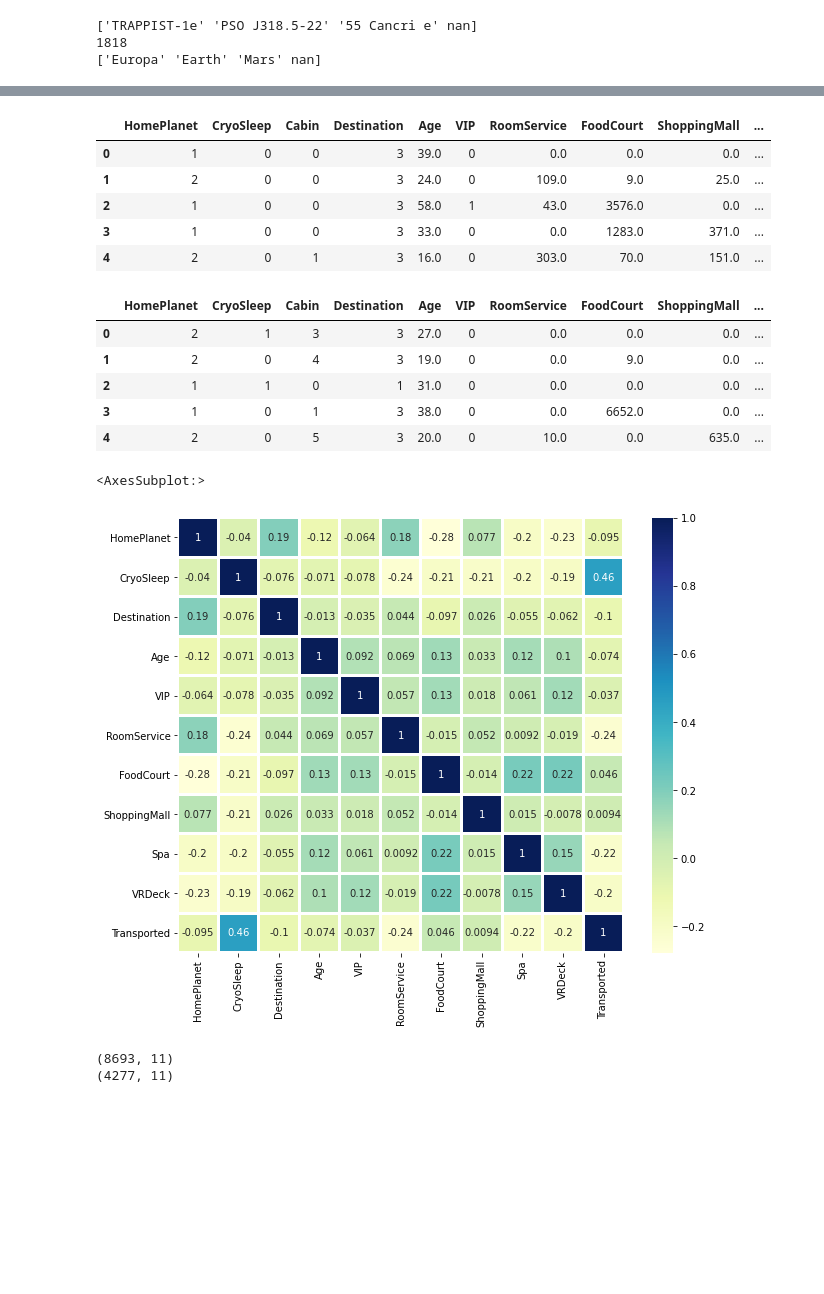
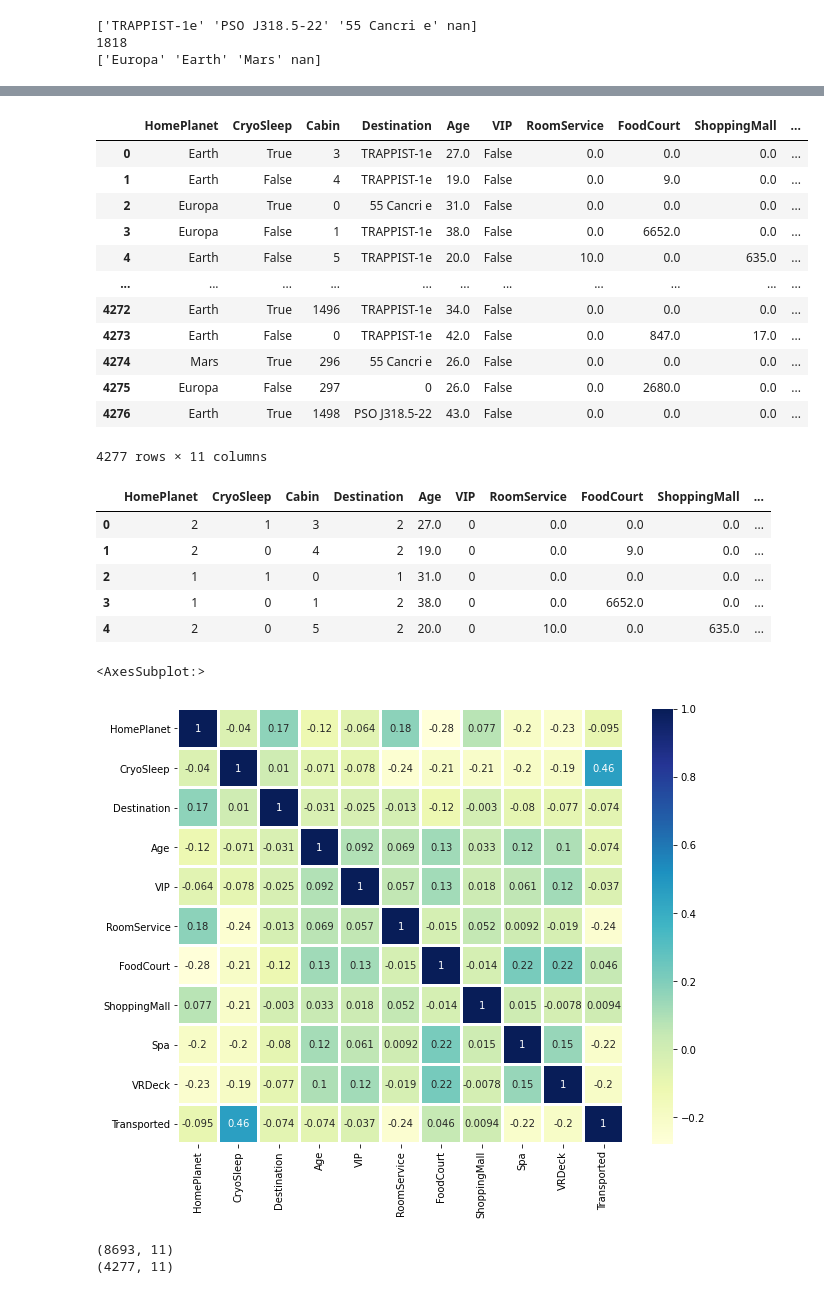
Before and after one commit to SoniMohandas/spaceship-titanic, a Jupyter notebook: spaceship.ipynb, the cells around one changed output, grey strips where cells are left out. Saved outputs shown, nothing was run; the diff lists cells and outputs as text; code cells hidden in the pictures; blank space fills up the shorter version.

```diff
--- a/spaceship.ipynb
+++ b/spaceship.ipynb
@@ -20,6 +20,6 @@ train.head()
 | 4 | 0004_01 | Earth | False | F/1/S | TRAPPIST-1e | 16.0 | False | 303.0 | 70.0 | ... |
 # %%
 train['Cabin'] = train['Cabin'].str.replace('[^0-9]','')
-test['Cabin'] = test.Cabin.str.replace('[^0-9]','')
-test.shape
+test['Cabin'] = test['Cabin'].str.replace('[^0-9]','')
+test
 # %% [output]
@@ -120,47 +132,54 @@ test_df = test.drop(columns = ['Name','PassengerId'])
 # %%
 # Fill boolean values with 1, 0 in train_df features
 train_df.CryoSleep.replace({True:1,False:0}, inplace = True)
 train_df.VIP.replace({True:1,False:0}, inplace = True)
 train_df.Transported.replace({True:1,False:0}, inplace = True)
 
 # Replace categorical destination values with 0 1 2 3
-train_df.Destination.replace({'TRAPPIST-1e':3, 'PSO J318.5-22':2,
-                              '55 Cancri e':1,None:0}, inplace = True)
+train_df.Destination.replace({'TRAPPIST-1e':2, 'PSO J318.5-22':3,
+                              '55 Cancri e':1,None:4}, inplace = True)
 
 # Replace categorical Home planet values with 0 1 2 3
 train_df.HomePlanet.replace({'Europa':1,'Earth':2,'Mars':3,
-                             None:0}, inplace = True)
+                             None:4}, inplace = True)
 
 
 train_df['Transported']=train_df["Transported"].astype("int")
-train_df.head()
+test_df
 # %% [output]
 |  | HomePlanet | CryoSleep | Cabin | Destination | Age | VIP | RoomService | FoodCourt | ShoppingMall | ... |
-| 0 | 1 | 0 | 0 | 3 | 39.0 | 0 | 0.0 | 0.0 | 0.0 | ... |
-| 1 | 2 | 0 | 0 | 3 | 24.0 | 0 | 109.0 | 9.0 | 25.0 | ... |
-| 2 | 1 | 0 | 0 | 3 | 58.0 | 1 | 43.0 | 3576.0 | 0.0 | ... |
-| 3 | 1 | 0 | 0 | 3 | 33.0 | 0 | 0.0 | 1283.0 | 371.0 | ... |
-| 4 | 2 | 0 | 1 | 3 | 16.0 | 0 | 303.0 | 70.0 | 151.0 | ... |
+| 0 | Earth | True | 3 | TRAPPIST-1e | 27.0 | False | 0.0 | 0.0 | 0.0 | ... |
+| 1 | Earth | False | 4 | TRAPPIST-1e | 19.0 | False | 0.0 | 9.0 | 0.0 | ... |
+| 2 | Europa | True | 0 | 55 Cancri e | 31.0 | False | 0.0 | 0.0 | 0.0 | ... |
+| 3 | Europa | False | 1 | TRAPPIST-1e | 38.0 | False | 0.0 | 6652.0 | 0.0 | ... |
+| 4 | Earth | False | 5 | TRAPPIST-1e | 20.0 | False | 10.0 | 0.0 | 635.0 | ... |
+| ... | ... | ... | ... | ... | ... | ... | ... | ... | ... | ... |
+| 4272 | Earth | True | 1496 | TRAPPIST-1e | 34.0 | False | 0.0 | 0.0 | 0.0 | ... |
+| 4273 | Earth | False | 0 | TRAPPIST-1e | 42.0 | False | 0.0 | 847.0 | 17.0 | ... |
+| 4274 | Mars | True | 296 | 55 Cancri e | 26.0 | False | 0.0 | 0.0 | 0.0 | ... |
+| 4275 | Europa | False | 297 | 0 | 26.0 | False | 0.0 | 2680.0 | 0.0 | ... |
+| 4276 | Earth | True | 1498 | PSO J318.5-22 | 43.0 | False | 0.0 | 0.0 | 0.0 | ... |
+4277 rows × 11 columns
 # %%
 # Fill boolean values with 1, 0 in train_df features
 test_df.CryoSleep.replace({True:1,False:0}, inplace = True)
 test_df.VIP.replace({True:1,False:0}, inplace = True)
 
 # Replace categorical destination values with 0 1 2 3
-test_df.Destination.replace({'TRAPPIST-1e':3, 'PSO J318.5-22':2,
-                              '55 Cancri e':1,None:0}, inplace = True)
+test_df.Destination.replace({'TRAPPIST-1e':2, 'PSO J318.5-22':3,
+                              '55 Cancri e':1,None:4}, inplace = True)
 
 # Replace categorical Home planet values with 0 1 2 3
 test_df.HomePlanet.replace({'Europa':1,'Earth':2,'Mars':3,
-                             None:0}, inplace = True)
+                             None:4}, inplace = True)
 test_df.head()
 # %% [output]
 |  | HomePlanet | CryoSleep | Cabin | Destination | Age | VIP | RoomService | FoodCourt | ShoppingMall | ... |
-| 0 | 2 | 1 | 3 | 3 | 27.0 | 0 | 0.0 | 0.0 | 0.0 | ... |
-| 1 | 2 | 0 | 4 | 3 | 19.0 | 0 | 0.0 | 9.0 | 0.0 | ... |
+| 0 | 2 | 1 | 3 | 2 | 27.0 | 0 | 0.0 | 0.0 | 0.0 | ... |
+| 1 | 2 | 0 | 4 | 2 | 19.0 | 0 | 0.0 | 9.0 | 0.0 | ... |
 | 2 | 1 | 1 | 0 | 1 | 31.0 | 0 | 0.0 | 0.0 | 0.0 | ... |
-| 3 | 1 | 0 | 1 | 3 | 38.0 | 0 | 0.0 | 6652.0 | 0.0 | ... |
-| 4 | 2 | 0 | 5 | 3 | 20.0 | 0 | 10.0 | 0.0 | 635.0 | ... |
+| 3 | 1 | 0 | 1 | 2 | 38.0 | 0 | 0.0 | 6652.0 | 0.0 | ... |
+| 4 | 2 | 0 | 5 | 2 | 20.0 | 0 | 10.0 | 0.0 | 635.0 | ... |
 # %%
 import plotly.express as px
 import seaborn as sns
@@ -172,7 +191,7 @@ sns.heatmap(train_df.corr(), annot = True,
             linewidth = 2, cmap="YlGnBu")
 # %% [output]
 <AxesSubplot:>
-[figure, old version]
+[figure, new version]
 # %%
 # Seperate dependent variables and independent variable
 y = train_df.loc[:, train_df.columns == 'Transported']
```
Also changed, not shown: parts of 9 cells of this notebook, 3 other files.
